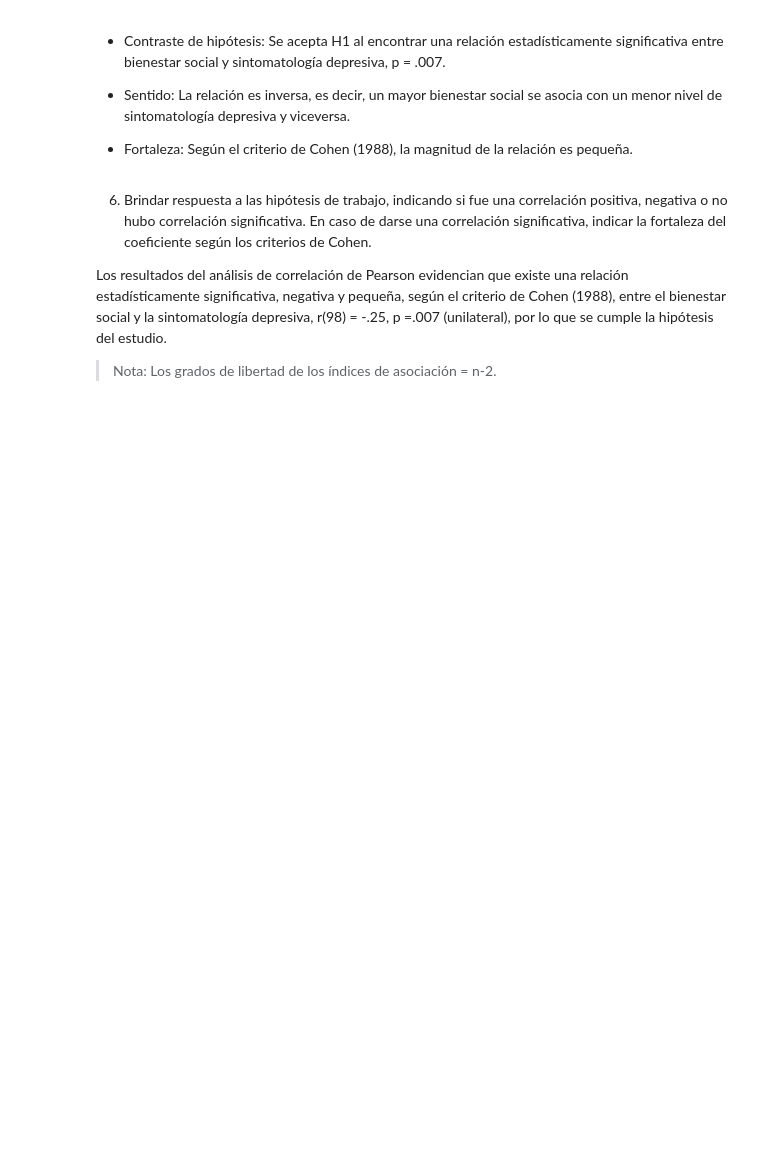
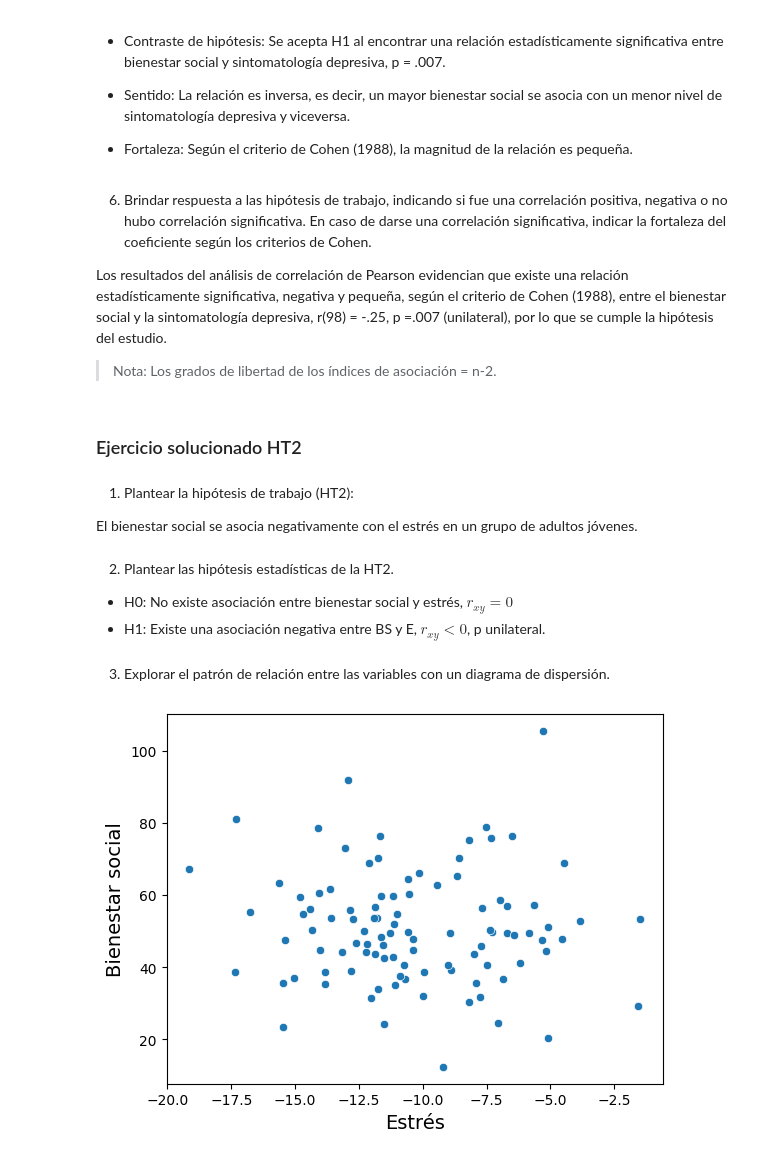
Before and after one commit to renatoparedes/EstadisticaYPsicologiaMatematica, a Jupyter notebook: INEE/AnalisisDeCorrelacion.ipynb, the cells around one changed output. Saved outputs shown, nothing was run; the diff lists cells and outputs as text; code cells hidden in the pictures; blank space fills up the shorter version.

```diff
--- a/INEE/AnalisisDeCorrelacion.ipynb
+++ b/INEE/AnalisisDeCorrelacion.ipynb
@@ -171,3 +171,23 @@ pg.pairwise_corr(
 Los resultados del análisis de correlación de Pearson evidencian que existe una relación estadísticamente significativa, negativa y pequeña, según el criterio de Cohen (1988), entre el bienestar social y la sintomatología depresiva, r(98) = -.25, p =.007 (unilateral), por lo que se cumple la hipótesis del estudio.
 
 >Nota: Los grados de libertad de los índices de asociación = n-2.
+# %% [markdown]
+### Ejercicio solucionado HT2
+# %% [markdown]
+1. Plantear la hipótesis de trabajo (HT2):
+
+El bienestar social se asocia negativamente con el estrés en un grupo de adultos jóvenes.
+# %% [markdown]
+2. Plantear las hipótesis estadísticas de la HT2.
+
+- H0: No existe asociación entre bienestar social y estrés, $r_{xy} = 0$
+- H1: Existe una asociación negativa entre BS y E, $r_{xy} < 0$, p unilateral.
+# %% [markdown]
+3. Explorar el patrón de relación entre las variables con un diagrama de dispersión.
+# %%
+ax = sns.scatterplot(x="Estrés", y="Bienestar_social", data=df)
+ax.set_xlabel("Estrés", size=14)
+ax.set_ylabel("Bienestar social", size=14)
+plt.show()
+# %% [output]
+[figure, added]
```
Also changed, not shown: parts of 12 cells of this notebook.
